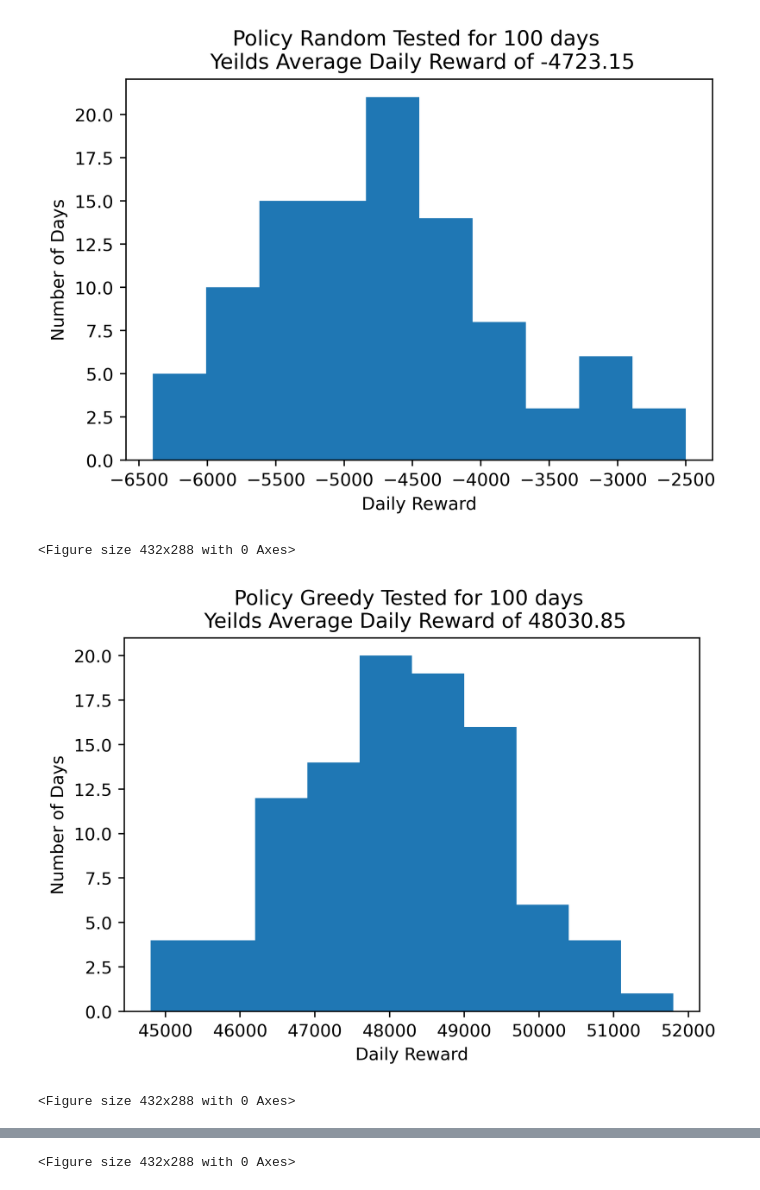
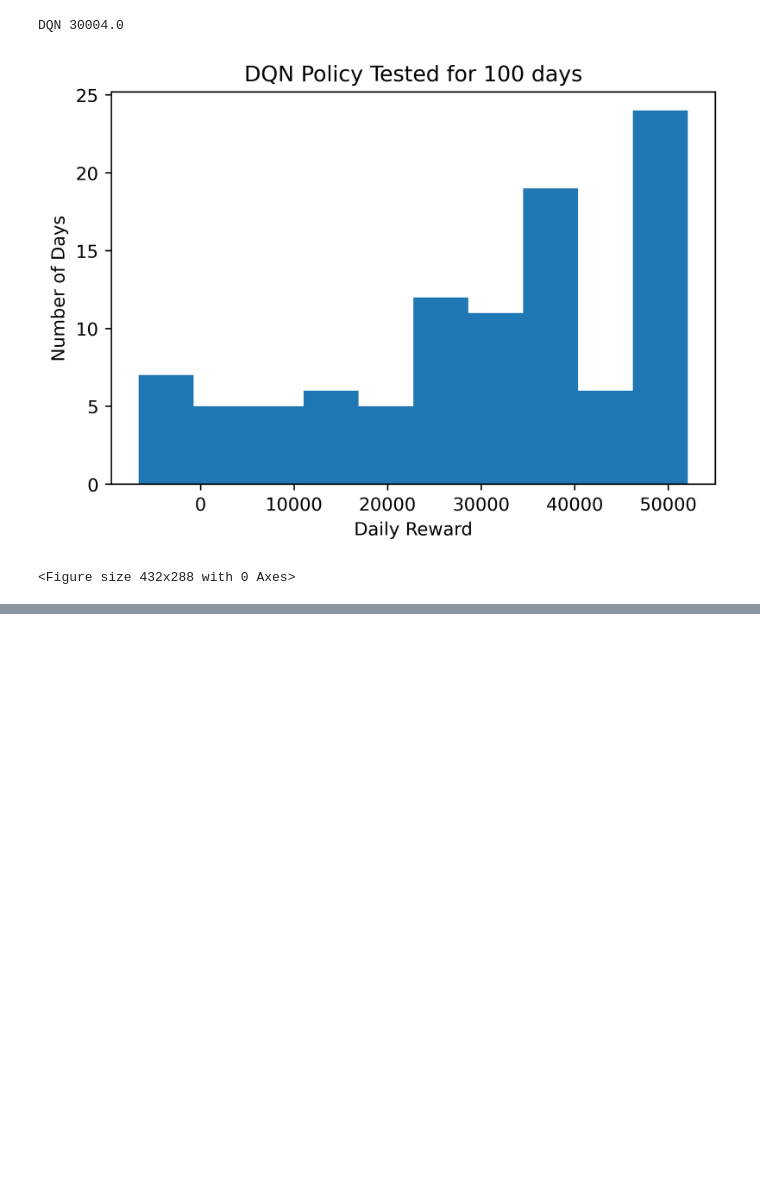
Before and after one commit to zd6/AA228_FinalProject, a Jupyter notebook: src/results/visualization.ipynb, the cells around one changed output, grey strips where cells are left out. Drawn from its saved outputs; the diff is of its cells as text; code cells hidden in the pictures; blank space fills up the shorter version.

```diff
--- a/src/results/visualization.ipynb
+++ b/src/results/visualization.ipynb
@@ -2,20 +2,21 @@
 import matplotlib.pyplot as plt
 import numpy as np
 # %%
-policies = ["Random", "Greedy", "VI", "SampleVI", "DQN"]
+# policies = ["Random", "Greedy", "VI", "SampleVI", "DQN"]
+policies = ["DQN"]
 for policy in policies:
     stat = np.load("{}Test.npy".format(policy))
     plt.figure(dpi=400)
     dailyReward = np.sum(stat[:,:,1], axis=1)
     plt.hist(dailyReward)
     plt.ylabel("Number of Days")
     plt.xlabel("Daily Reward")
-    plt.title("Policy {} Tested for 100 days \n Yeilds Average Daily Reward of {}".format(policy, np.mean(dailyReward)))
+    plt.title("{} Policy Tested for 100 days".format(policy, np.mean(dailyReward)))
+    print(policy, np.mean(dailyReward))
     plt.savefig("{}Test.png".format(policy))
     plt.show()
     plt.clf()
 # %% [output]
+DQN 30004.0
-[figure, old version]
+[figure, new version]
-<Figure size 432x288 with 0 Axes>
-[figure, removed]
 <Figure size 432x288 with 0 Axes>
@@ -23 +22,0 @@ for policy in policies:
-<Figure size 432x288 with 0 Axes>
```
Also changed, not shown: parts of 1 cell of this notebook, 11 other files.
